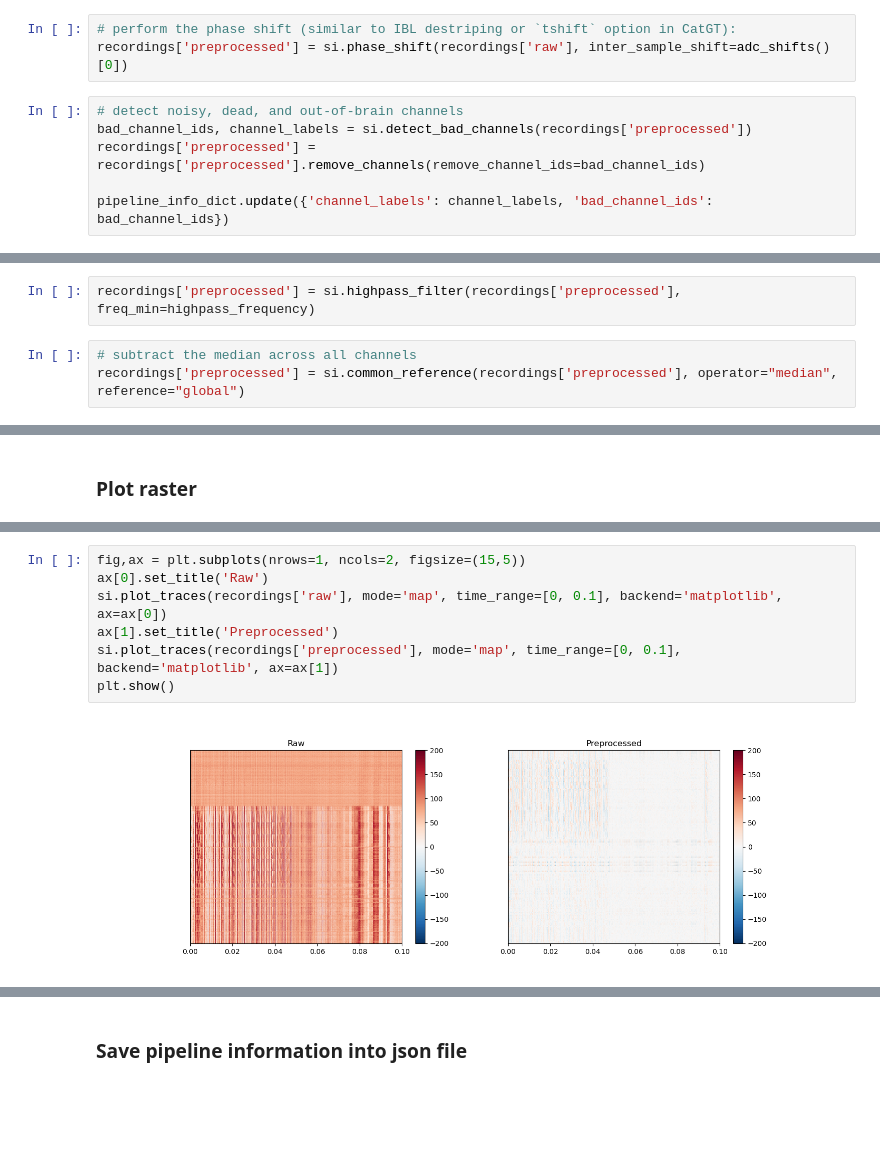
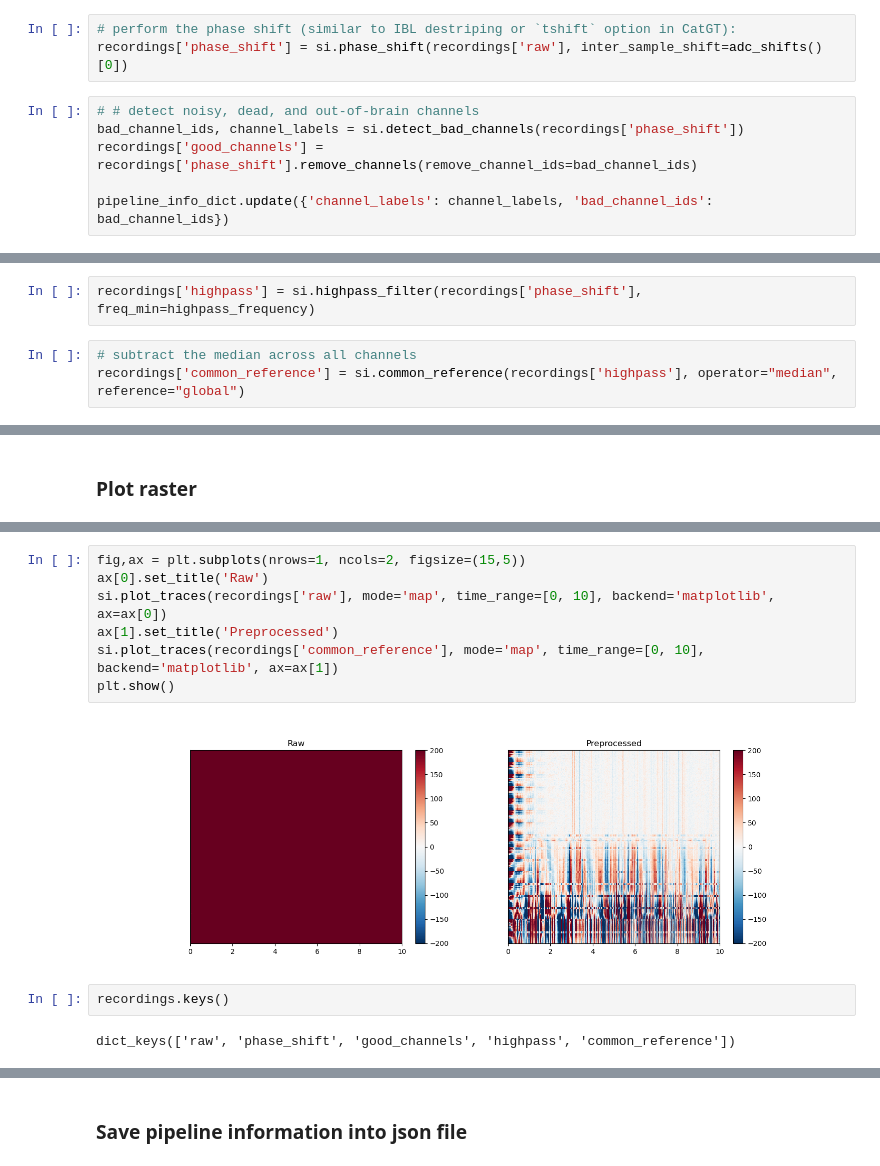
Before and after one commit to ikharitonov/sorting-pipeline, a Jupyter notebook: pipeline/pipeline_main.ipynb, the cells around one changed output, grey strips where cells are left out. Drawn from its saved outputs; the diff is of its cells as text; blank space fills up the shorter version.

```diff
--- a/pipeline/pipeline_main.ipynb
+++ b/pipeline/pipeline_main.ipynb
@@ -82,11 +90,11 @@ plt.show()
 ### Preprocessing
 # %%
 # perform the phase shift (similar to IBL destriping or `tshift` option in CatGT):
-recordings['preprocessed'] = si.phase_shift(recordings['raw'], inter_sample_shift=adc_shifts()[0])
+recordings['phase_shift'] = si.phase_shift(recordings['raw'], inter_sample_shift=adc_shifts()[0])
 # %%
-# detect noisy, dead, and out-of-brain channels
-bad_channel_ids, channel_labels = si.detect_bad_channels(recordings['preprocessed'])
-recordings['preprocessed'] = recordings['preprocessed'].remove_channels(remove_channel_ids=bad_channel_ids)
+# # detect noisy, dead, and out-of-brain channels
+bad_channel_ids, channel_labels = si.detect_bad_channels(recordings['phase_shift'])
+recordings['good_channels'] = recordings['phase_shift'].remove_channels(remove_channel_ids=bad_channel_ids)
 
 pipeline_info_dict.update({'channel_labels': channel_labels, 'bad_channel_ids': bad_channel_ids})
 # %%
@@ -96,8 +104,8 @@ Channels removed: {2: 'dead', 3: 'dead', 16: 'dead', 17: 'dead', 21: 'noise', 23
 # %%
-recordings['preprocessed'] = si.highpass_filter(recordings['preprocessed'], freq_min=highpass_frequency)
+recordings['highpass'] = si.highpass_filter(recordings['phase_shift'], freq_min=highpass_frequency)
 # %%
 # subtract the median across all channels
-recordings['preprocessed'] = si.common_reference(recordings['preprocessed'], operator="median", reference="global")
+recordings['common_reference'] = si.common_reference(recordings['highpass'], operator="median", reference="global")
 # %%
 parameter_dict = si.get_default_sorter_params(sorter_name)
 # %%
@@ -127,10 +147,14 @@ print(parameter_dict)
 # %%
 fig,ax = plt.subplots(nrows=1, ncols=2, figsize=(15,5))
 ax[0].set_title('Raw')
-si.plot_traces(recordings['raw'], mode='map', time_range=[0, 0.1], backend='matplotlib', ax=ax[0])
+si.plot_traces(recordings['raw'], mode='map', time_range=[0, 10], backend='matplotlib', ax=ax[0])
 ax[1].set_title('Preprocessed')
-si.plot_traces(recordings['preprocessed'], mode='map', time_range=[0, 0.1], backend='matplotlib', ax=ax[1])
+si.plot_traces(recordings['common_reference'], mode='map', time_range=[0, 10], backend='matplotlib', ax=ax[1])
 plt.show()
 # %% [output]
-[figure, old version]
+[figure, new version]
+# %%
+recordings.keys()
+# %% [output]
+dict_keys(['raw', 'phase_shift', 'good_channels', 'highpass', 'common_reference'])
 # %%
```
Also changed, not shown: parts of 14 cells of this notebook, 2 other files.
